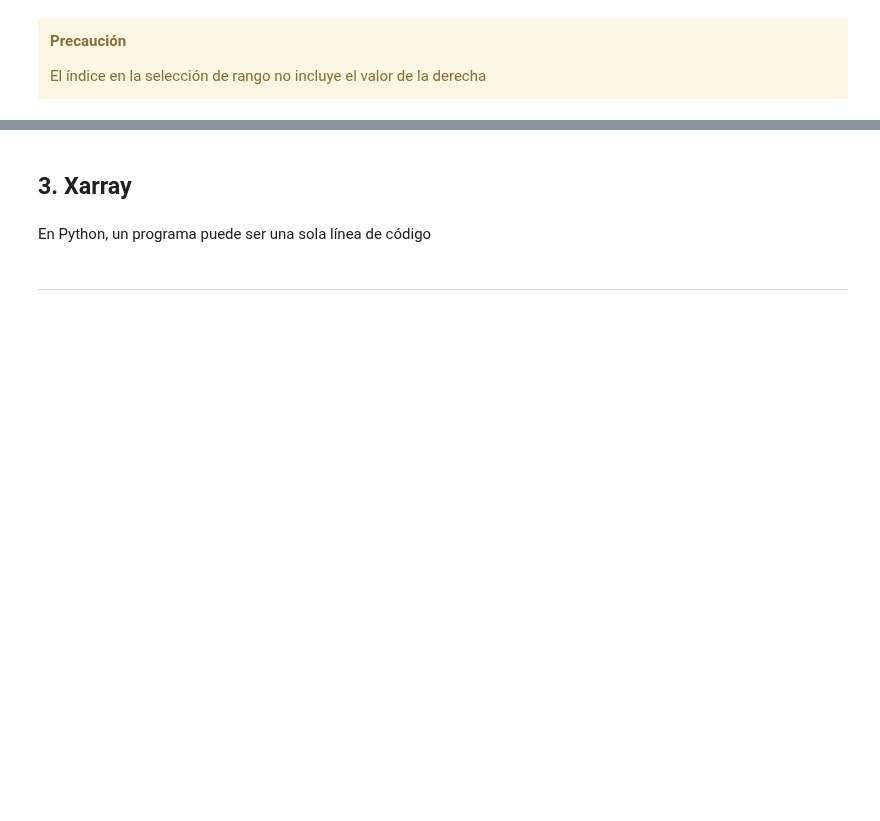
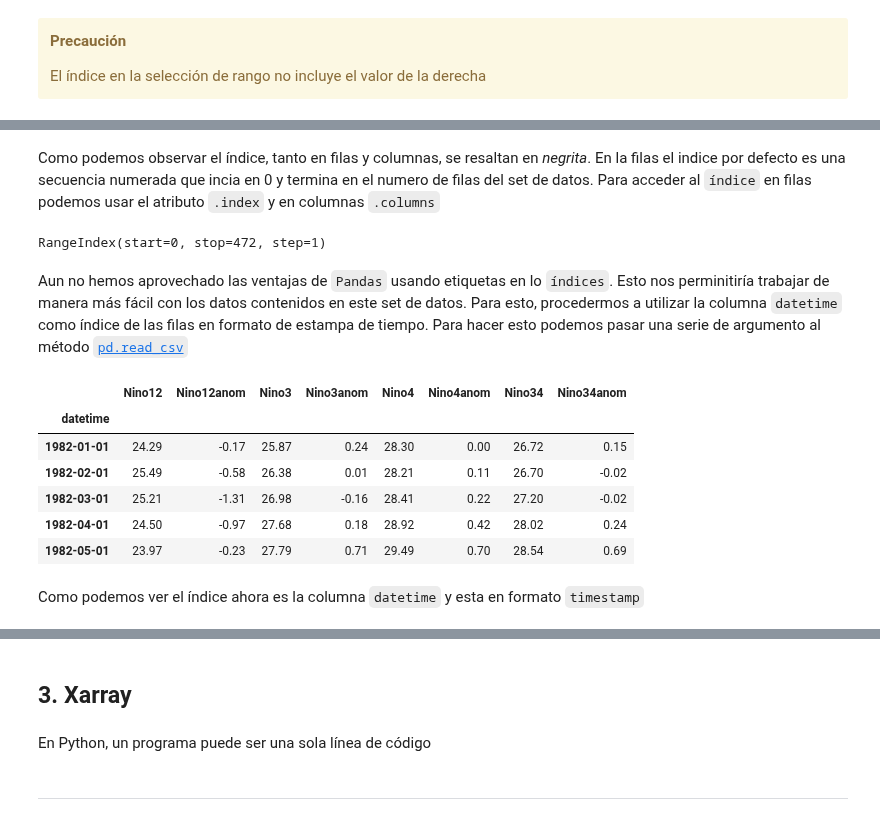
Before and after one commit to ProjectPythia/AtmosCol-2023, a Jupyter notebook: _sources/notebooks/1.fundamentos/Numpy-Pandas-Xarray.ipynb, the cells around one changed output, grey strips where cells are left out. Cells and saved outputs as stored; diff of their text form; code cells hidden in the pictures; blank space fills up the shorter version.

```diff
--- a/_sources/notebooks/1.fundamentos/Numpy-Pandas-Xarray.ipynb
+++ b/_sources/notebooks/1.fundamentos/Numpy-Pandas-Xarray.ipynb
@@ -169,0 +269,8 @@ En el arreglo anterior la selección se realizó entre el índice 0 y el 13 no i
+# %% [markdown]
+Como podemos observar el índice, tanto en filas y columnas, se  resaltan en *negrita*. En la filas el indice por defecto es una secuencia numerada que incia en 0 y termina en el numero de filas del set de datos. Para acceder al `índice` en filas podemos usar el atributo `.index` y en columnas `.columns`
+# %%
+df.index
+# %% [output]
+RangeIndex(start=0, stop=472, step=1)
+# %% [markdown]
+Aun no hemos aprovechado las ventajas de `Pandas` usando etiquetas en lo `índices`. Esto nos perminitiría trabajar de manera más fácil con los datos contenidos en este set de datos. Para esto, procedermos a utilizar la columna `datetime` como índice de las filas en formato de estampa de tiempo. Para hacer esto podemos pasar una serie de argumento al método [`pd.read_csv`](https://pandas.pydata.org/docs/reference/api/pandas.read_csv.html)
@@ -169,0 +279,12 @@ En el arreglo anterior la selección se realizó entre el índice 0 y el 13 no i
+# %%
+df.head()
+# %% [output]
+|  | Nino12 | Nino12anom | Nino3 | Nino3anom | Nino4 | Nino4anom | Nino34 | Nino34anom |
+| datetime |  |  |  |  |  |  |  |  |
+| 1982-01-01 | 24.29 | -0.17 | 25.87 | 0.24 | 28.30 | 0.00 | 26.72 | 0.15 |
+| 1982-02-01 | 25.49 | -0.58 | 26.38 | 0.01 | 28.21 | 0.11 | 26.70 | -0.02 |
+| 1982-03-01 | 25.21 | -1.31 | 26.98 | -0.16 | 28.41 | 0.22 | 27.20 | -0.02 |
+| 1982-04-01 | 24.50 | -0.97 | 27.68 | 0.18 | 28.92 | 0.42 | 28.02 | 0.24 |
+| 1982-05-01 | 23.97 | -0.23 | 27.79 | 0.71 | 29.49 | 0.70 | 28.54 | 0.69 |
+# %% [markdown]
+Como podemos ver el índice ahora es la columna `datetime` y esta en formato `timestamp`
```
Also changed, not shown: parts of 72 cells of this notebook, 16 other files.
